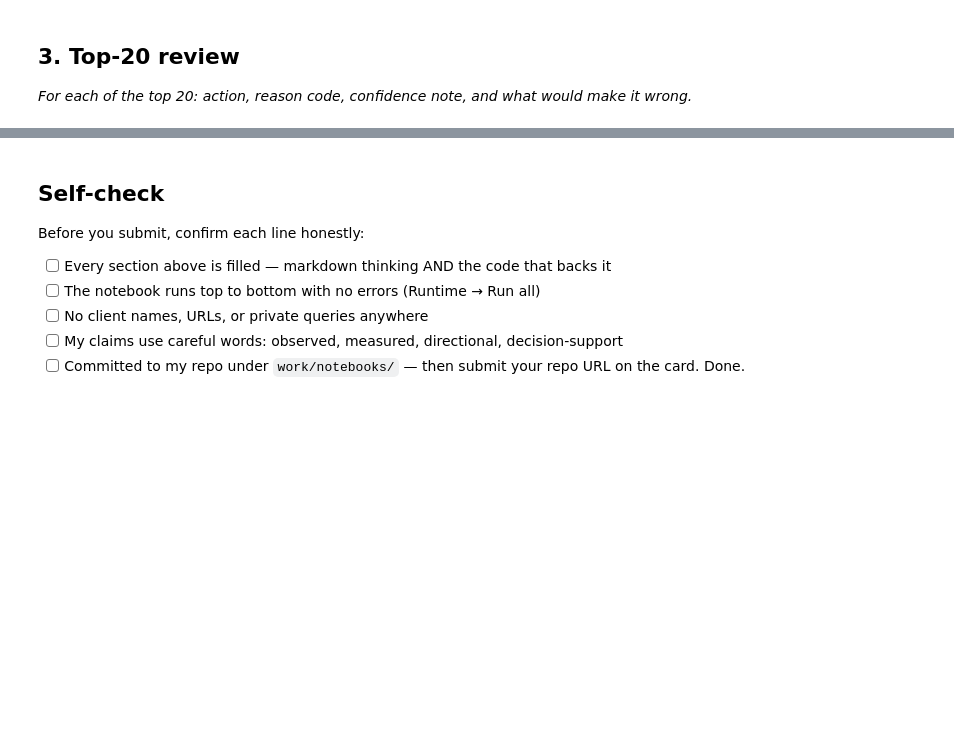
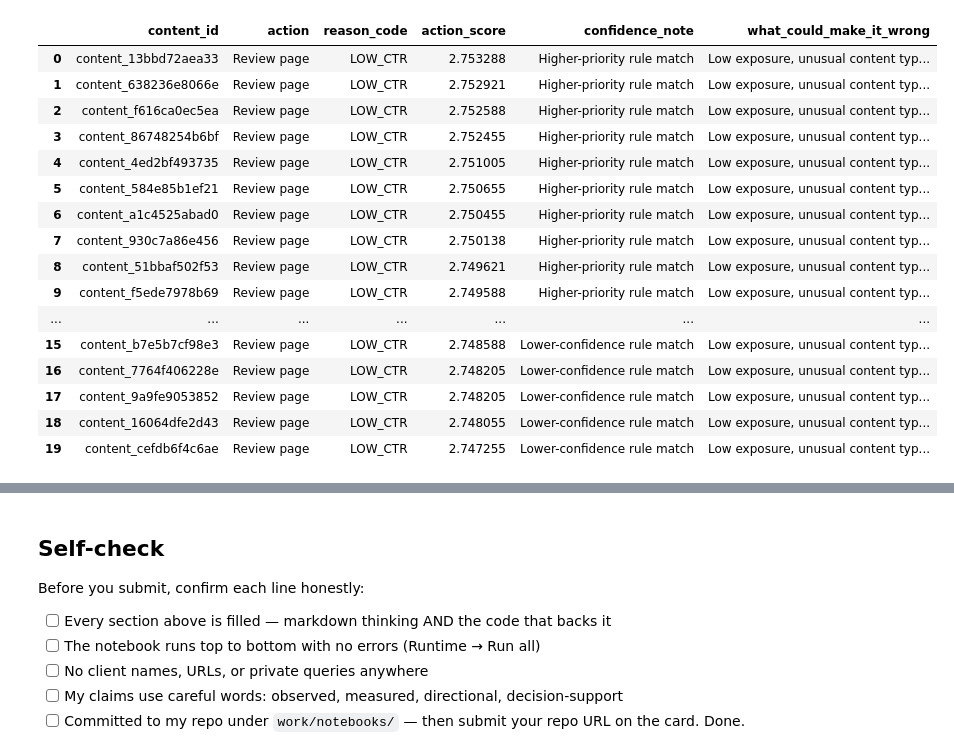
Before and after one commit to vedant08mehta/Flyrank-assignment1, a Jupyter notebook: work/notebooks/w04_baseline_score.ipynb, the cells around one changed output, grey strips where cells are left out. Cells and saved outputs as stored; diff of their text form; code cells hidden in the pictures; blank space fills up the shorter version.

```diff
--- a/work/notebooks/w04_baseline_score.ipynb
+++ b/work/notebooks/w04_baseline_score.ipynb
@@ -20,7 +140,48 @@ This skeleton is yours to fill. Work the sections **in order** — each one has
 # %%
 # This cell is for CODE (numbers, a query, a check).
 # Write your text answer in the cell ABOVE this one — typing sentences here breaks Run All.
+top20 = baseline_queue.head(20).copy()
+
+top20["action"] = "Review page"
+
+top20["confidence_note"] = np.where(
+    top20["action_score"] >= top20["action_score"].median(),
+    "Higher-priority rule match",
+    "Lower-confidence rule match"
+)
+
+top20["what_could_make_it_wrong"] = (
+    "Low exposure, unusual content type, "
+    "or another factor not captured by the rule"
+)
+
+display(
+    top20[
+        [
+            "content_id",
+            "action",
+            "reason_code",
+            "action_score",
+            "confidence_note",
+            "what_could_make_it_wrong"
+        ]
+    ]
+)
+# %% [output]
+|  | content_id | action | reason_code | action_score | confidence_note | what_could_make_it_wrong |
+| 0 | content_13bbd72aea33 | Review page | LOW_CTR | 2.753288 | Higher-priority rule match | Low exposure, unusual content typ... |
+| 1 | content_638236e8066e | Review page | LOW_CTR | 2.752921 | Higher-priority rule match | Low exposure, unusual content typ... |
+| 2 | content_f616ca0ec5ea | Review page | LOW_CTR | 2.752588 | Higher-priority rule match | Low exposure, unusual content typ... |
+| 3 | content_86748254b6bf | Review page | LOW_CTR | 2.752455 | Higher-priority rule match | Low exposure, unusual content typ... |
+| 4 | content_4ed2bf493735 | Review page | LOW_CTR | 2.751005 | Higher-priority rule match | Low exposure, unusual content typ... |
+| 5 | content_584e85b1ef21 | Review page | LOW_CTR | 2.750655 | Higher-priority rule match | Low exposure, unusual content typ... |
+| 6 | content_a1c4525abad0 | Review page | LOW_CTR | 2.750455 | Higher-priority rule match | Low exposure, unusual content typ... |
+| 7 | content_930c7a86e456 | Review page | LOW_CTR | 2.750138 | Higher-priority rule match | Low exposure, unusual content typ... |
+| 8 | content_51bbaf502f53 | Review page | LOW_CTR | 2.749621 | Higher-priority rule match | Low exposure, unusual content typ... |
+| 9 | content_f5ede7978b69 | Review page | LOW_CTR | 2.749588 | Higher-priority rule match | Low exposure, unusual content typ... |
+| ... | ... | ... | ... | ... | ... | ... |
+| 15 | content_b7e5b7cf98e3 | Review page | LOW_CTR | 2.748588 | Lower-confidence rule match | Low exposure, unusual content typ... |
+| 16 | content_7764f406228e | Review page | LOW_CTR | 2.748205 | Lower-confidence rule match | Low exposure, unusual content typ... |
+| 17 | content_9a9fe9053852 | Review page | LOW_CTR | 2.748205 | Lower-confidence rule match | Low exposure, unusual content typ... |
+| 18 | content_16064dfe2d43 | Review page | LOW_CTR | 2.748055 | Lower-confidence rule match | Low exposure, unusual content typ... |
+| 19 | content_cefdb6f4c6ae | Review page | LOW_CTR | 2.747255 | Lower-confidence rule match | Low exposure, unusual content typ... |
-# %% [markdown]
-## 3. Top-20 review
-
-*For each of the top 20: action, reason code, confidence note, and what would make it wrong.*
```
Also changed, not shown: parts of 12 cells of this notebook.
